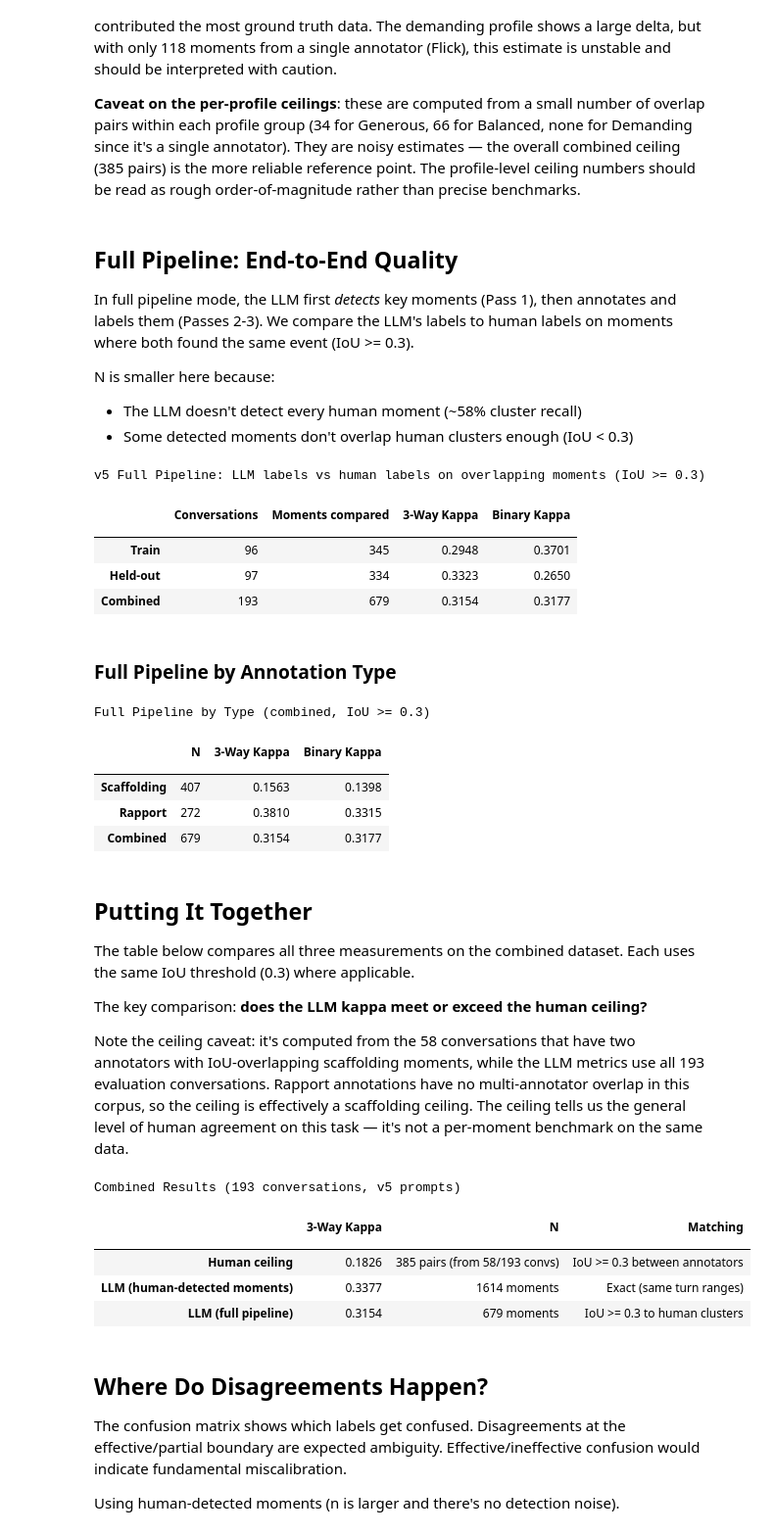
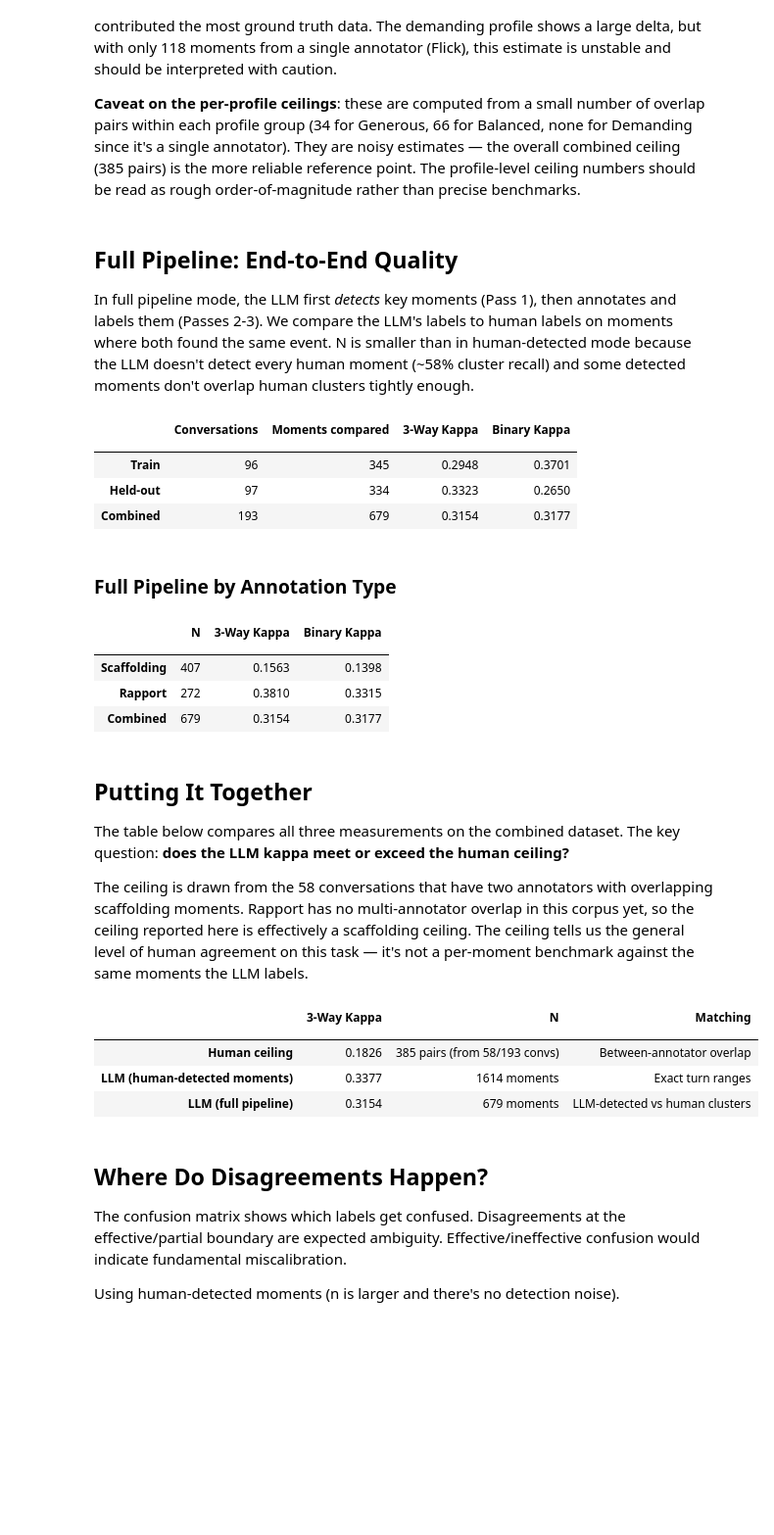
Before and after one commit to allenai/tutorsim, a Jupyter notebook: validation/2_annotation_validation.ipynb, the cells around one changed output. Shown at 98% size. Cells and saved outputs as stored; diff of their text form; code cells hidden in the pictures; blank space fills up the shorter version.

```diff
--- a/validation/2_annotation_validation.ipynb
+++ b/validation/2_annotation_validation.ipynb
@@ -344,11 +320,7 @@ Generic = standard v5 prompt | Calibrated = profile-specific iterated prompt
 # %% [markdown]
 ## Full Pipeline: End-to-End Quality
 
-In full pipeline mode, the LLM first *detects* key moments (Pass 1), then annotates and labels them (Passes 2-3). We compare the LLM's labels to human labels on moments where both found the same event (IoU >= 0.3).
-
-N is smaller here because:
-- The LLM doesn't detect every human moment (~58% cluster recall)
-- Some detected moments don't overlap human clusters enough (IoU < 0.3)
+In full pipeline mode, the LLM first *detects* key moments (Pass 1), then annotates and labels them (Passes 2-3). We compare the LLM's labels to human labels on moments where both found the same event. N is smaller than in human-detected mode because the LLM doesn't detect every human moment (~58% cluster recall) and some detected moments don't overlap human clusters tightly enough.
 # %%
 v5_anns, _ = load_annotations(VERSION, 'annotations.json')
 if v5_anns is None:
@@ -372,10 +344,8 @@ else:
         })
 
     df_full = pd.DataFrame(rows).set_index('')
-    print(f'v5 Full Pipeline: LLM labels vs human labels on overlapping moments (IoU >= {IOU})\n')
     display(df_full)
 # %% [output]
-v5 Full Pipeline: LLM labels vs human labels on overlapping moments (IoU >= 0.3)
 |  | Conversations | Moments compared | 3-Way Kappa | Binary Kappa |
 |  |  |  |  |  |
 | Train | 96 | 345 | 0.2948 | 0.3701 |
@@ -401,7 +371,6 @@ if v5_anns:
                 '3-Way Kappa': f"{eff['three_way_kappa']:.4f}",
                 'Binary Kappa': f"{eff['binary_kappa']:.4f}",
             })
-    # Combined row
     all_full_matches = []
     for cid in sorted(all_eval_ids):
         hm = ground_truth['conversations'][cid]['key_moments']
@@ -417,10 +386,8 @@ if v5_anns:
             'Binary Kappa': f"{eff_all['binary_kappa']:.4f}",
         })
     df_full_type = pd.DataFrame(type_rows).set_index('')
-    print(f'Full Pipeline by Type (combined, IoU >= {IOU})\n')
     display(df_full_type)
 # %% [output]
-Full Pipeline by Type (combined, IoU >= 0.3)
 |  | N | 3-Way Kappa | Binary Kappa |
 |  |  |  |  |
 | Scaffolding | 407 | 0.1563 | 0.1398 |
@@ -429,19 +396,15 @@ Full Pipeline by Type (combined, IoU >= 0.3)
 # %% [markdown]
 ## Putting It Together
 
-The table below compares all three measurements on the combined dataset. Each uses the same IoU threshold (0.3) where applicable.
+The table below compares all three measurements on the combined dataset. The key question: **does the LLM kappa meet or exceed the human ceiling?**
 
-The key comparison: **does the LLM kappa meet or exceed the human ceiling?**
-
-Note the ceiling caveat: it's computed from the 58 conversations that have two annotators with IoU-overlapping scaffolding moments, while the LLM metrics use all 193 evaluation conversations. Rapport annotations have no multi-annotator overlap in this corpus, so the ceiling is effectively a scaffolding ceiling. The ceiling tells us the general level of human agreement on this task — it's not a per-moment benchmark on the same data.
+The ceiling is drawn from the 58 conversations that have two annotators with overlapping scaffolding moments. Rapport has no multi-annotator overlap in this corpus yet, so the ceiling reported here is effectively a scaffolding ceiling. The ceiling tells us the general level of human agreement on this task — it's not a per-moment benchmark against the same moments the LLM labels.
 # %%
-# Combined metrics for the summary
 ceil = compute_human_ceiling({'conversations': {
     c: ground_truth['conversations'][c] for c in all_eval_ids
 }})
 _ceil_convs_combined = _count_ceiling_convs(all_eval_ids)
 
-# Human-detected moments combined
 gold_matches = []
 if v5_gold:
     for cid in sorted(all_eval_ids):
@@ -449,42 +412,39 @@ if v5_gold:
             ground_truth['conversations'][cid]['key_moments'],
             v5_gold.get(cid, [])))
 gold_eff = compute_effectiveness_metrics(gold_matches) if gold_matches else {}
 
-# Full pipeline combined
 full_matches = []
 if v5_anns:
     for cid in sorted(all_eval_ids):
         hm = ground_truth['conversations'][cid]['key_moments']
         ht = {m.get('annotation_type') for m in hm}
         llm = [a for a in v5_anns.get(cid, []) if a.get('annotation_type') in ht]
         full_matches.extend(match_for_effectiveness(hm, llm, iou_threshold=IOU))
 full_eff = compute_effectiveness_metrics(full_matches) if full_matches else {}
 
 rows = [
     {'': 'Human ceiling',
      '3-Way Kappa': f"{ceil['three_way_kappa']:.4f}",
      'N': f"{ceil['overlapping_pairs']} pairs (from {_ceil_convs_combined}/{len(all_eval_ids)} convs)",
-     'Matching': 'IoU >= 0.3 between annotators'},
+     'Matching': 'Between-annotator overlap'},
     {'': 'LLM (human-detected moments)',
      '3-Way Kappa': f"{gold_eff.get('three_way_kappa', 0):.4f}",
      'N': f"{gold_eff.get('total_matched', 0)} moments",
-     'Matching': 'Exact (same turn ranges)'},
+     'Matching': 'Exact turn ranges'},
     {'': 'LLM (full pipeline)',
      '3-Way Kappa': f"{full_eff.get('three_way_kappa', 0):.4f}",
      'N': f"{full_eff.get('total_matched', 0)} moments",
-     'Matching': 'IoU >= 0.3 to human clusters'},
+     'Matching': 'LLM-detected vs human clusters'},
 ]
 
 df_summary = pd.DataFrame(rows).set_index('')
-print(f'Combined Results ({len(all_eval_ids)} conversations, v5 prompts)\n')
 df_summary
 # %% [output]
-Combined Results (193 conversations, v5 prompts)
 |  | 3-Way Kappa | N | Matching |
 |  |  |  |  |
-| Human ceiling | 0.1826 | 385 pairs (from 58/193 convs) | IoU >= 0.3 between annotators |
-| LLM (human-detected moments) | 0.3377 | 1614 moments | Exact (same turn ranges) |
-| LLM (full pipeline) | 0.3154 | 679 moments | IoU >= 0.3 to human clusters |
+| Human ceiling | 0.1826 | 385 pairs (from 58/193 convs) | Between-annotator overlap |
+| LLM (human-detected moments) | 0.3377 | 1614 moments | Exact turn ranges |
+| LLM (full pipeline) | 0.3154 | 679 moments | LLM-detected vs human clusters |
 # %% [markdown]
 ## Where Do Disagreements Happen?
 
```
Also changed, not shown: parts of 9 cells of this notebook, 6 other files.
